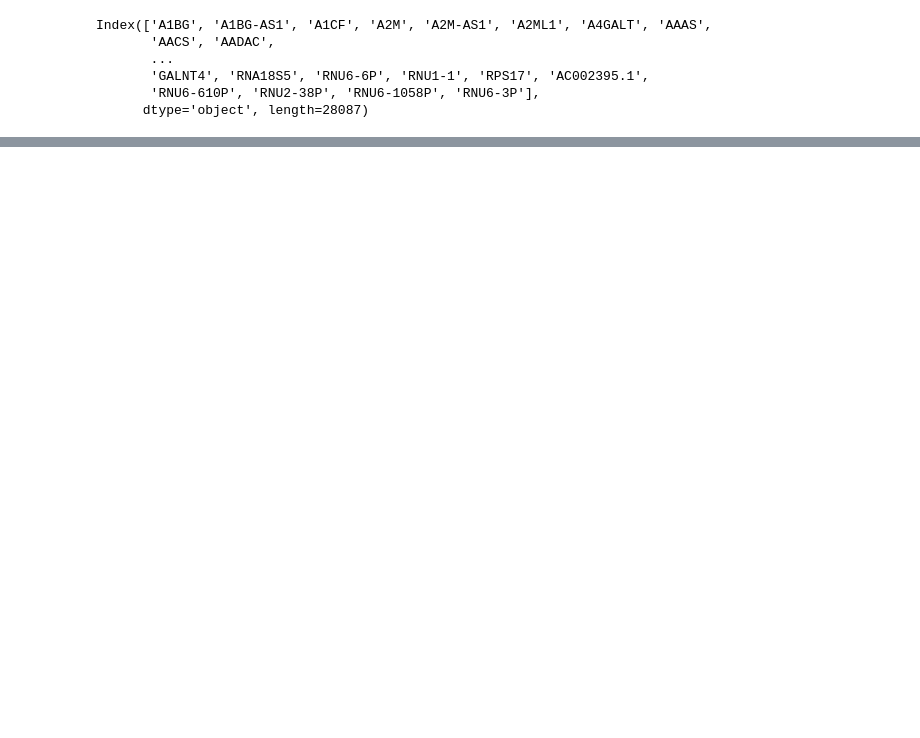
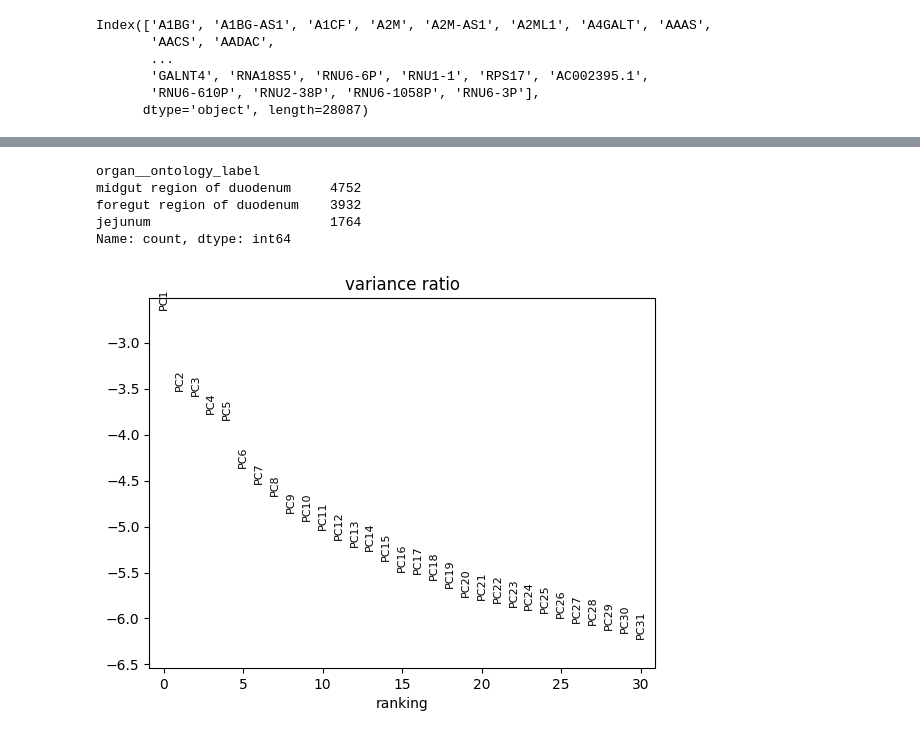
Before and after one commit to aneesav/singlecell, a Jupyter notebook: analysis/kummerlowe.ipynb, the cells around one changed output, grey strips where cells are left out. Saved outputs shown, nothing was run; the diff lists cells and outputs as text; code cells hidden in the pictures; blank space fills up the shorter version.

```diff
--- a/analysis/kummerlowe.ipynb
+++ b/analysis/kummerlowe.ipynb
@@ -104,2 +126,11 @@ adata_filtered = adata[adata.obs.pct_counts_mt < 5, :]
+# %%
+cell_counts_filtered = adata_filtered.obs['organ__ontology_label'].value_counts()
+print(cell_counts_filtered)
+# %% [output]
+organ__ontology_label
+midgut region of duodenum     4752
+foregut region of duodenum    3932
+jejunum                       1764
+Name: count, dtype: int64
 # %%
 # Normalize total counts and log transform
@@ -113,0 +145,11 @@ adata = adata[:, adata.var.highly_variable]
+# %%
+# Scale the data
+sc.pp.scale(adata_filtered, max_value=10)
+
+# Perform PCA
+sc.tl.pca(adata_filtered, svd_solver='arpack')
+
+# Visualize explained variance ratio
+sc.pl.pca_variance_ratio(adata_filtered, log=True)
+# %% [output]
+[figure, added]
```
Also changed, not shown: parts of 17 cells of this notebook.
